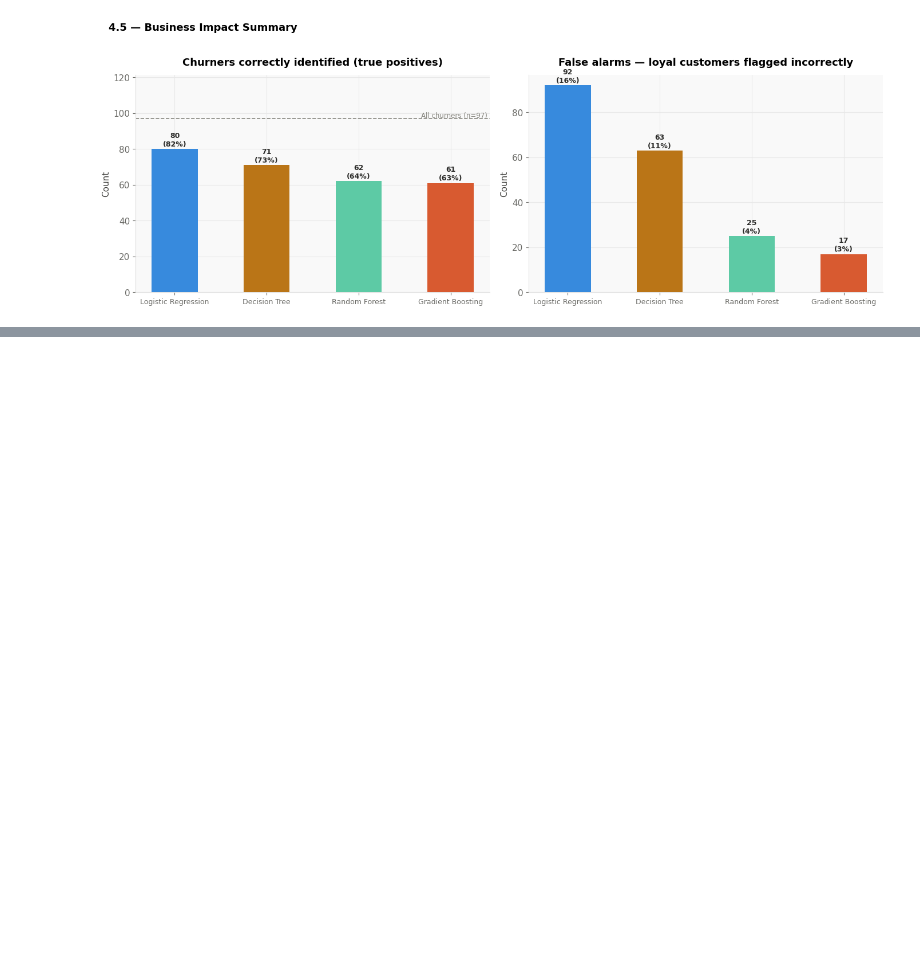
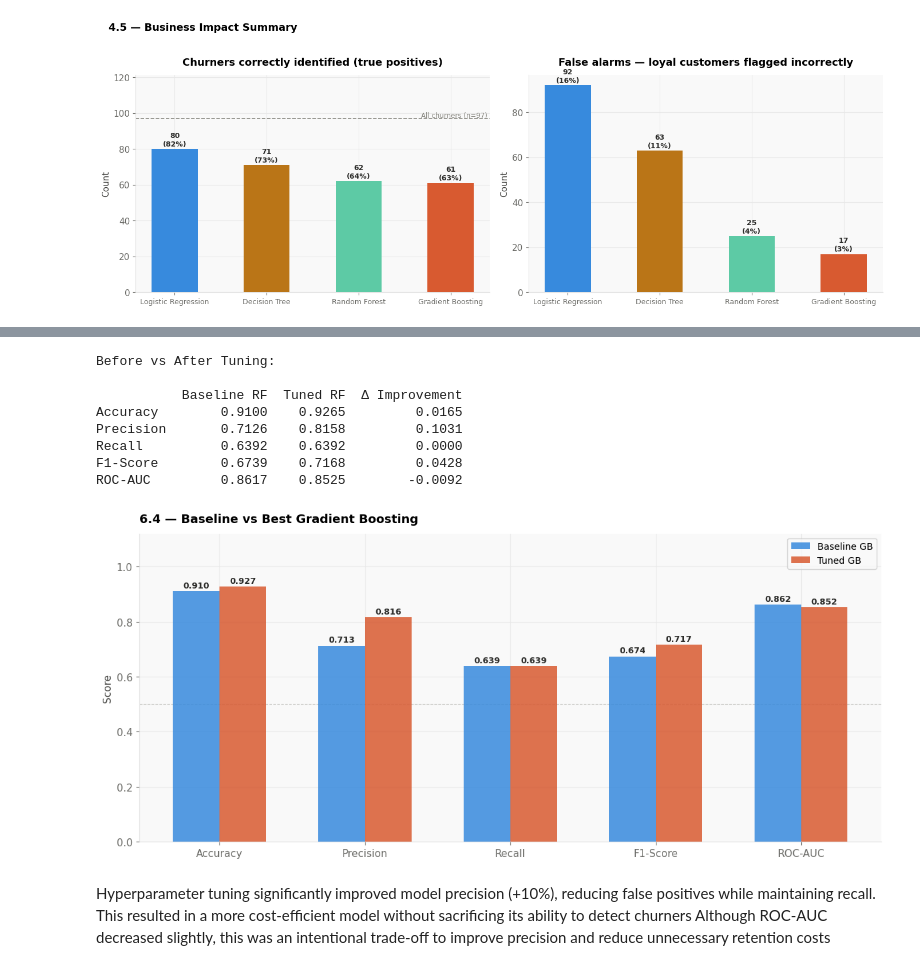
Before and after one commit to nkosimate/CustomerChurnPrediction, a Jupyter notebook: Churn.ipynb, the cells around one changed output, grey strips where cells are left out. Drawn from its saved outputs; the diff is of its cells as text; code cells hidden in the pictures; blank space fills up the shorter version.

```diff
--- a/Churn.ipynb
+++ b/Churn.ipynb
@@ -1104,0 +1195,73 @@ weighted avg       0.91      0.91      0.91       667
+# %%
+from sklearn.metrics import (accuracy_score, precision_score, recall_score,
+                              f1_score, roc_auc_score)
+
+# Baseline RF (from Phase 3)
+baseline_rf = results['Random Forest']['model']
+y_pred_base = baseline_rf.predict(X_test_df)
+y_prob_base = baseline_rf.predict_proba(X_test_df)[:,1]
+
+# best_model RF
+y_pred_tuned = best_model.predict(X_test_df)
+y_prob_tuned = best_model.predict_proba(X_test_df)[:,1]
+
+metrics_names = ['Accuracy', 'Precision', 'Recall', 'F1-Score', 'ROC-AUC']
+
+def get_metrics(y_true, y_pred, y_prob):
+    return [
+        accuracy_score(y_true, y_pred),
+        precision_score(y_true, y_pred, zero_division=0),
+        recall_score(y_true, y_pred),
+        f1_score(y_true, y_pred),
+        roc_auc_score(y_true, y_prob),
+    ]
+
+base_scores  = get_metrics(y_test, y_pred_base,  y_prob_base)
+tuned_scores = get_metrics(y_test, y_pred_tuned, y_prob_tuned)
+
+# Comparison table
+comparison_df = pd.DataFrame({
+    'Baseline RF':  base_scores,
+    'Tuned RF':     tuned_scores,
+    'Δ Improvement': [t - b for t, b in zip(tuned_scores, base_scores)]
+}, index=metrics_names)
+
+comparison_df = comparison_df.round(4)
+print("Before vs After Tuning:\n")
+print(comparison_df.to_string())
+
+# Grouped bar chart
+x = np.arange(len(metrics_names))
+w = 0.32
+
+fig, ax = plt.subplots(figsize=(12, 5.5))
+b1 = ax.bar(x - w/2, base_scores,  width=w, color=BLUE,  label='Baseline GB',  zorder=3, alpha=0.85)
+b2 = ax.bar(x + w/2, tuned_scores, width=w, color=CORAL, label='Tuned GB',     zorder=3, alpha=0.85)
+
+for bar, val in list(zip(b1, base_scores)) + list(zip(b2, tuned_scores)):
+    ax.text(bar.get_x() + bar.get_width()/2, bar.get_height() + 0.005,
+            f'{val:.3f}', ha='center', va='bottom', fontsize=9,
+            fontweight='bold', color=DARK)
+
+ax.set_xticks(x)
+ax.set_xticklabels(metrics_names, fontsize=11)
+ax.set_ylabel('Score')
+ax.set_ylim(0, 1.12)
+ax.set_title('6.4 — Baseline vs Best Gradient Boosting', loc='left')
+ax.legend(fontsize=10)
+ax.axhline(0.5, color=GRAY, linestyle='--', linewidth=0.8, alpha=0.4)
+for s in ['left','bottom']: ax.spines[s].set_color('#e0e0e0')
+plt.tight_layout()
+plt.show()
+# %% [output]
+Before vs After Tuning:
+
+           Baseline RF  Tuned RF  Δ Improvement
+Accuracy        0.9100    0.9265         0.0165
+Precision       0.7126    0.8158         0.1031
+Recall          0.6392    0.6392         0.0000
+F1-Score        0.6739    0.7168         0.0428
+ROC-AUC         0.8617    0.8525        -0.0092
+[figure, added]
+# %% [markdown]
+Hyperparameter tuning significantly improved model precision (+10%), reducing false positives while maintaining recall. This resulted in a more cost-efficient model without sacrificing its ability to detect churners Although ROC-AUC decreased slightly, this was an intentional trade-off to improve precision and reduce unnecessary retention costs
```
Also changed, not shown: parts of 7 cells of this notebook.
